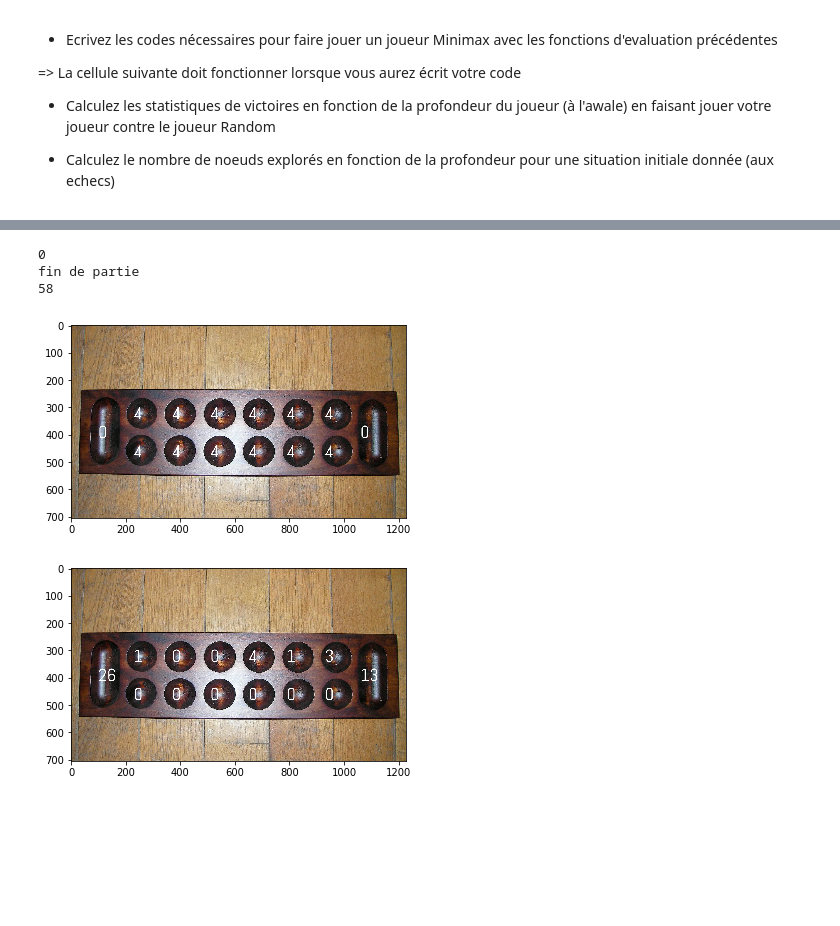
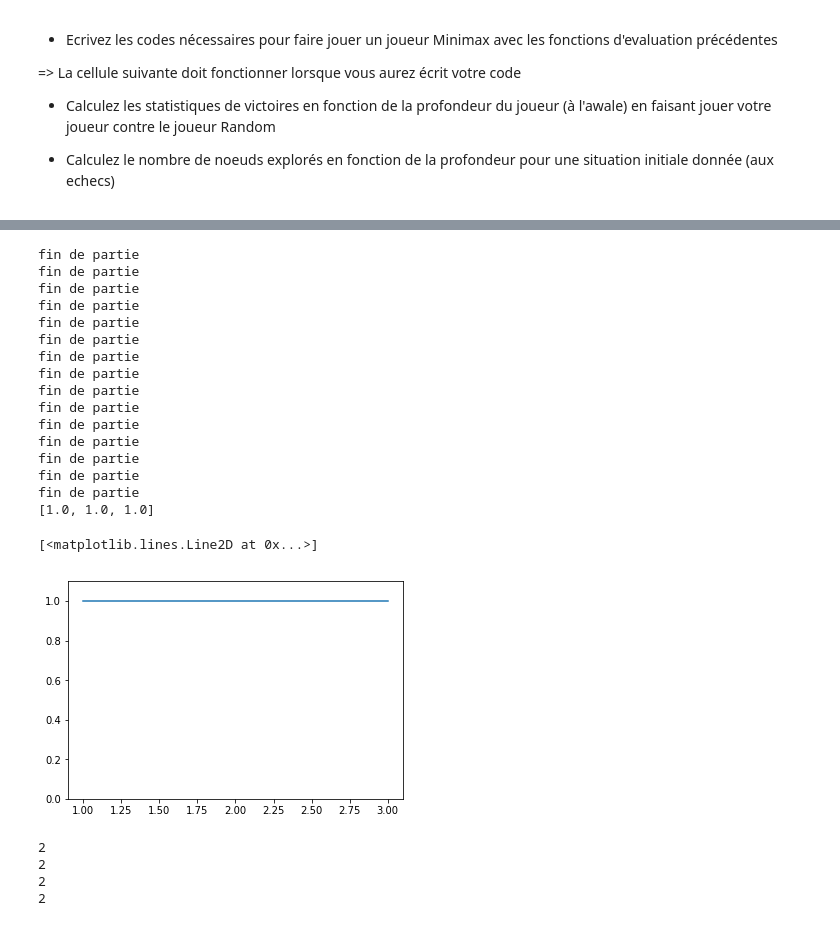
Before and after one commit to flyman15/TP_IA, a Jupyter notebook: TPIA2/Notebooks/IAJ2018_Partie2_TP1.ipynb, the cells around one changed output, grey strips where cells are left out. Saved outputs shown, nothing was run; the diff lists cells and outputs as text; code cells hidden in the pictures; blank space fills up the shorter version.

```diff
--- a/TPIA2/Notebooks/IAJ2018_Partie2_TP1.ipynb
+++ b/TPIA2/Notebooks/IAJ2018_Partie2_TP1.ipynb
@@ -209,39 +209,56 @@ a = play_game(j, MiniMaxplayer(depth=3, eval_fn=feval1), RandomPlayer() )
 # %% [output]
 [drawing not drawn]
 # %%
-
 %matplotlib inline
 from matplotlib.pyplot import imshow
 import numpy as np
 from PIL import Image
 
 
 from Games import Game, play_game
 
 from Awale import AwaleGame
 from Awale import feval1
 from Games.AlphaBetaPlayer import MiniMaxplayer
 
 from Games import RandomPlayer
 
 # j = AwaleGame()
 # a = play_game(j, MiniMaxplayer(depth=3, eval_fn=feval1), RandomPlayer() )
 foo = []
-for i in range(1 ,6):
+for i in range(1 ,4):
     buf = 0
-    for k in range(0, 10):
+    for k in range(0,5):
         j = AwaleGame()
-        a = play_game(j, MiniMaxplayer(depth=1, eval_fn=feval1), RandomPlayer() )
-        buf += a[0]
+        a = play_game(j, MiniMaxplayer(depth=i, eval_fn=feval1), RandomPlayer() )
+        buf = buf + a[0]
     foo.append(buf)
 
+import matplotlib.pyplot as plt
+for i in range(0,3):
+    foo[i] = (10.0 - foo[i]) / 10
 print(foo)
+plt.ylim((0,1.1))
+plt.plot(range(1,4), foo)
 # %% [output]
-0
 fin de partie
-58
+fin de partie
+fin de partie
+fin de partie
+fin de partie
+fin de partie
+fin de partie
+fin de partie
+fin de partie
+fin de partie
+fin de partie
+fin de partie
+fin de partie
+fin de partie
+fin de partie
+[1.0, 1.0, 1.0]
+[<matplotlib.lines.Line2D at 0x...>]
-[figure, old version]
+[figure, new version]
-[figure, removed]
 # %%
 from Games import Game, play_game
 
@@ -251,5 +268,14 @@ from Chess.Feval_Chess import feval1
 from Games.Players import RandomPlayer
 from Games.AlphaBetaPlayer import MiniMaxplayer
 
-j = ChessGame()
-a = play_game(j, MiniMaxplayer(depth=3, eval_fn=feval1), RandomPlayer() )
+foo = []
+for i in range(1,5):
+    j = ChessGame()
+    p = MiniMaxplayer(depth=i, eval_fn=feval1)
+    a = play_game(j, p, RandomPlayer() )
+    foo.append(p.numExplore)
+# %% [output]
+2
+2
+2
+2
```
Also changed, not shown: parts of 1 cell of this notebook, 18 other files.
